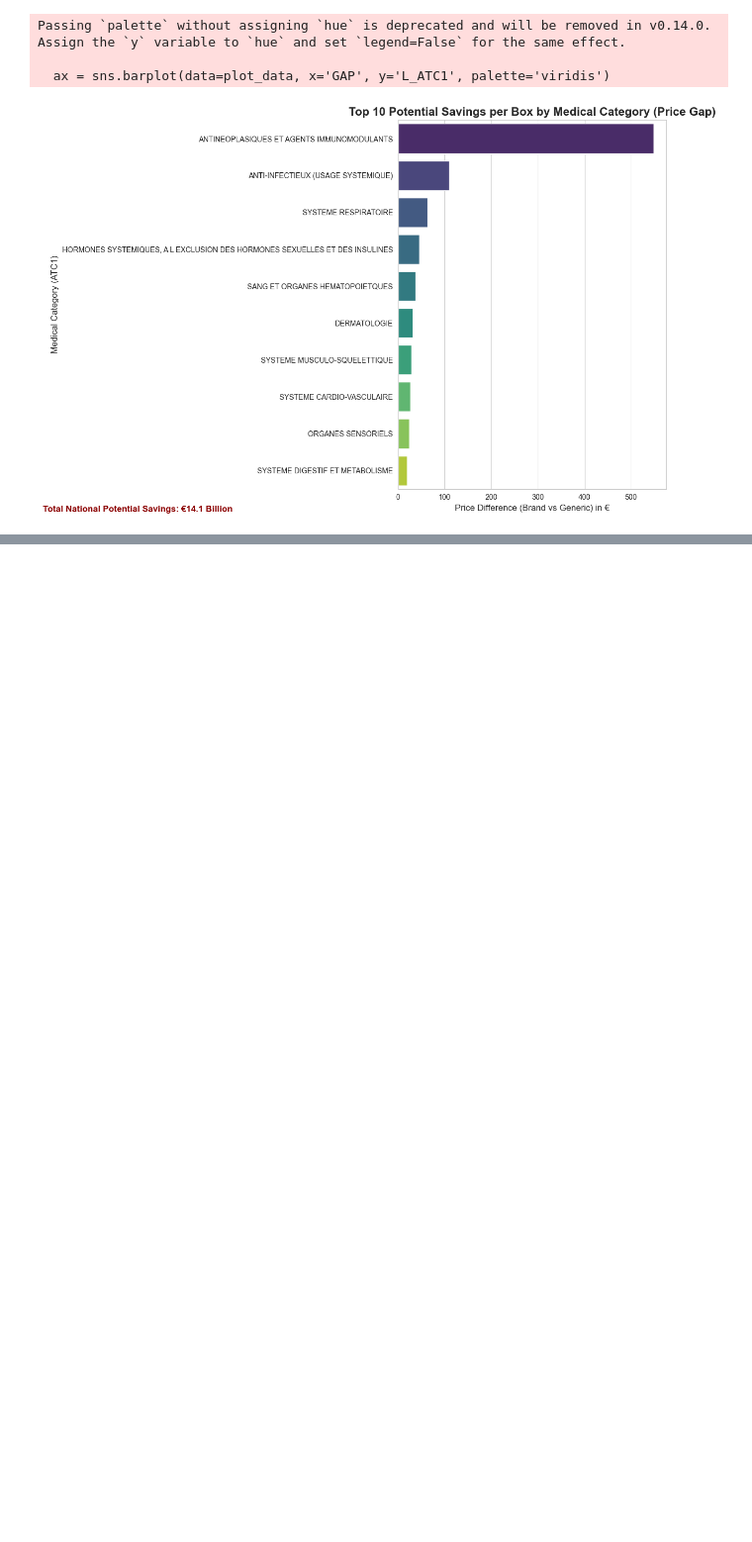
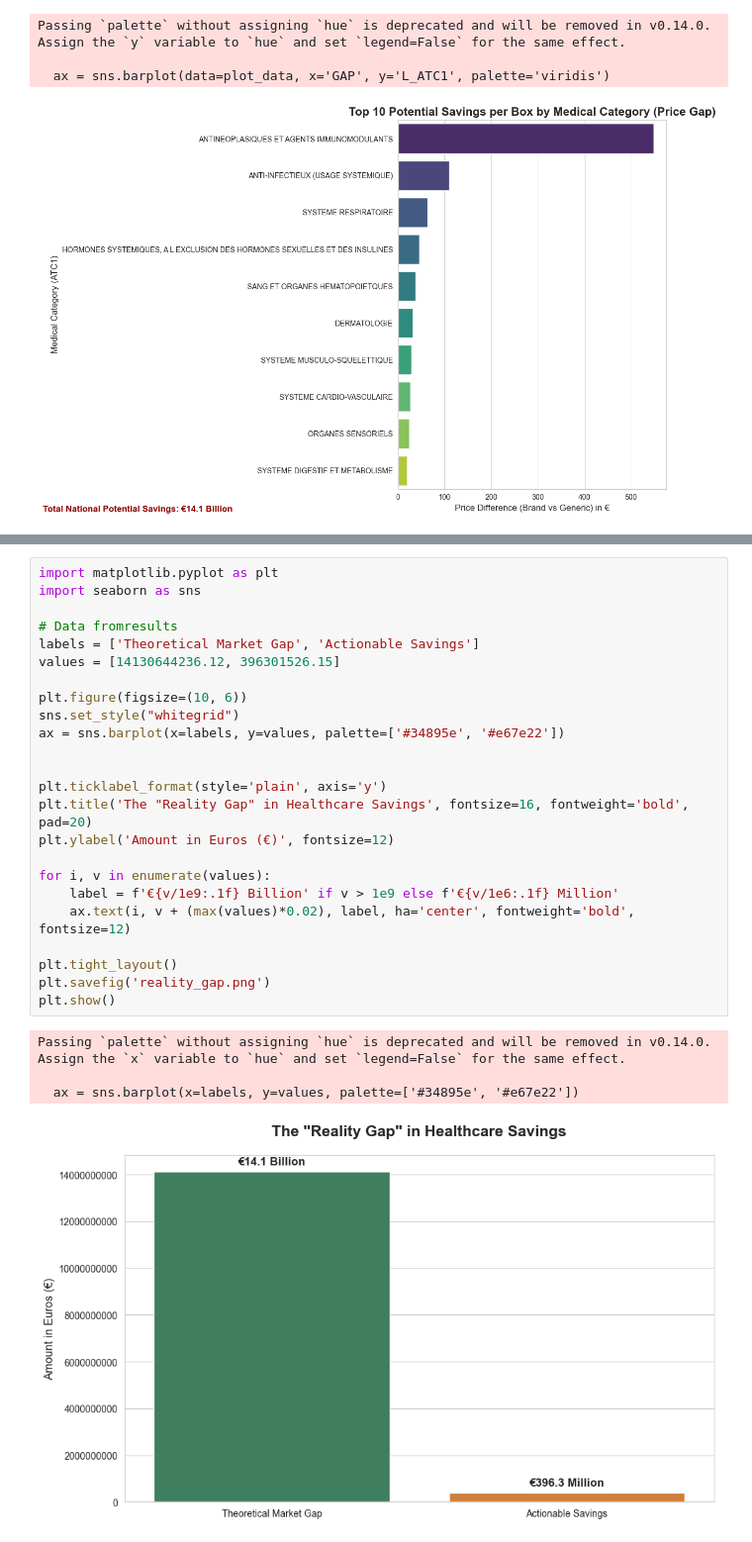
Before and after one commit to Arshbeg/SNDS-EXPLORER, a Jupyter notebook: Generic_Savings_Impact_analysis.ipynb, the cells around one changed output, grey strips where cells are left out. Shown at 99% size. Drawn from its saved outputs; the diff is of its cells as text; blank space fills up the shorter version.

Commit message:
Add analysis notebook and visualizations

```diff
--- a/Generic_Savings_Impact_analysis.ipynb
+++ b/Generic_Savings_Impact_analysis.ipynb
@@ -219,0 +248,29 @@ Passing `palette` without assigning `hue` is deprecated and will be removed in v
+# %%
+import matplotlib.pyplot as plt
+import seaborn as sns
+
+# Data fromresults
+labels = ['Theoretical Market Gap', 'Actionable Savings']
+values = [14130644236.12, 396301526.15]
+
+plt.figure(figsize=(10, 6))
+sns.set_style("whitegrid")
+ax = sns.barplot(x=labels, y=values, palette=['#34895e', '#e67e22'])
+
+
+plt.ticklabel_format(style='plain', axis='y')
+plt.title('The "Reality Gap" in Healthcare Savings', fontsize=16, fontweight='bold', pad=20)
+plt.ylabel('Amount in Euros (€)', fontsize=12)
+
+for i, v in enumerate(values):
+    label = f'€{v/1e9:.1f} Billion' if v > 1e9 else f'€{v/1e6:.1f} Million'
+    ax.text(i, v + (max(values)*0.02), label, ha='center', fontweight='bold', fontsize=12)
+
+plt.tight_layout()
+plt.savefig('reality_gap.png')
+plt.show()
+# %% [output]
+Passing `palette` without assigning `hue` is deprecated and will be removed in v0.14.0. Assign the `x` variable to `hue` and set `legend=False` for the same effect.
+
+  ax = sns.barplot(x=labels, y=values, palette=['#34895e', '#e67e22'])
+[figure, added]
```
Also changed, not shown: parts of 7 cells of this notebook, 5 other files.
